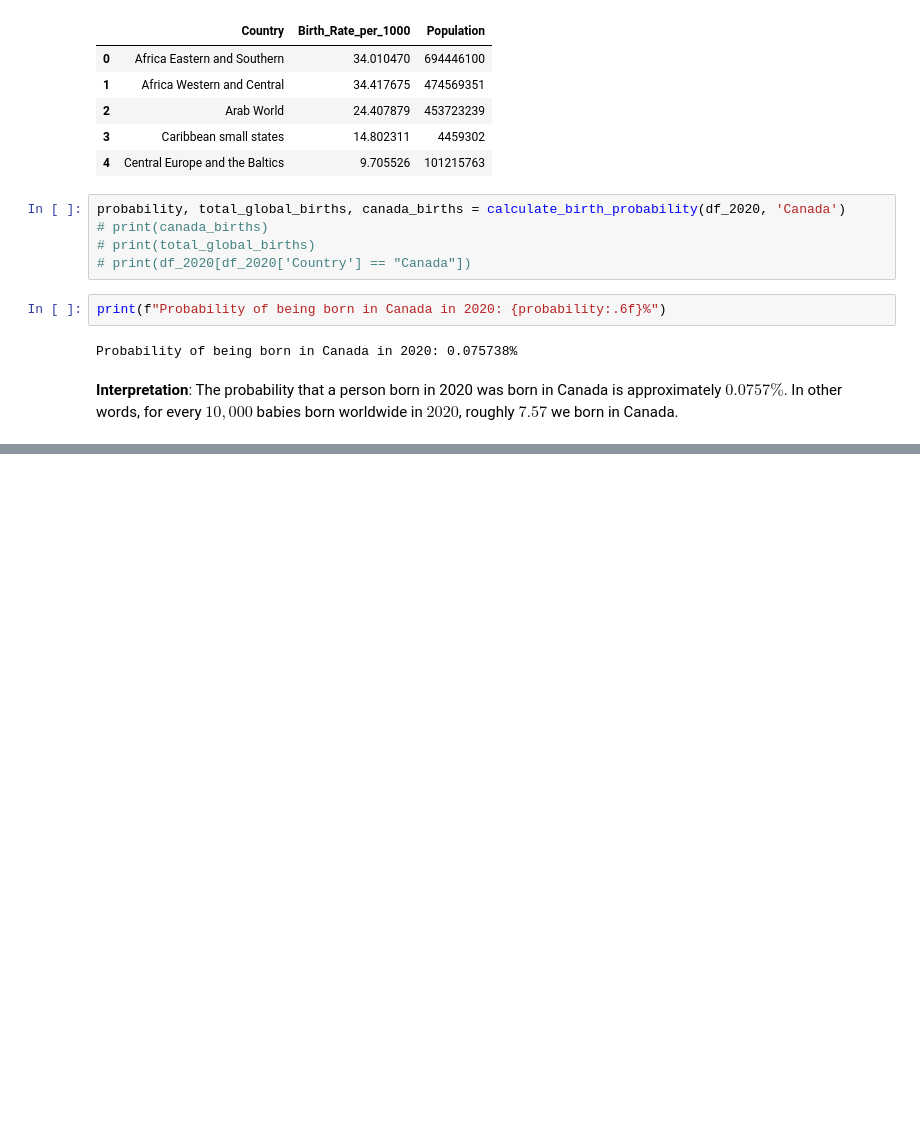
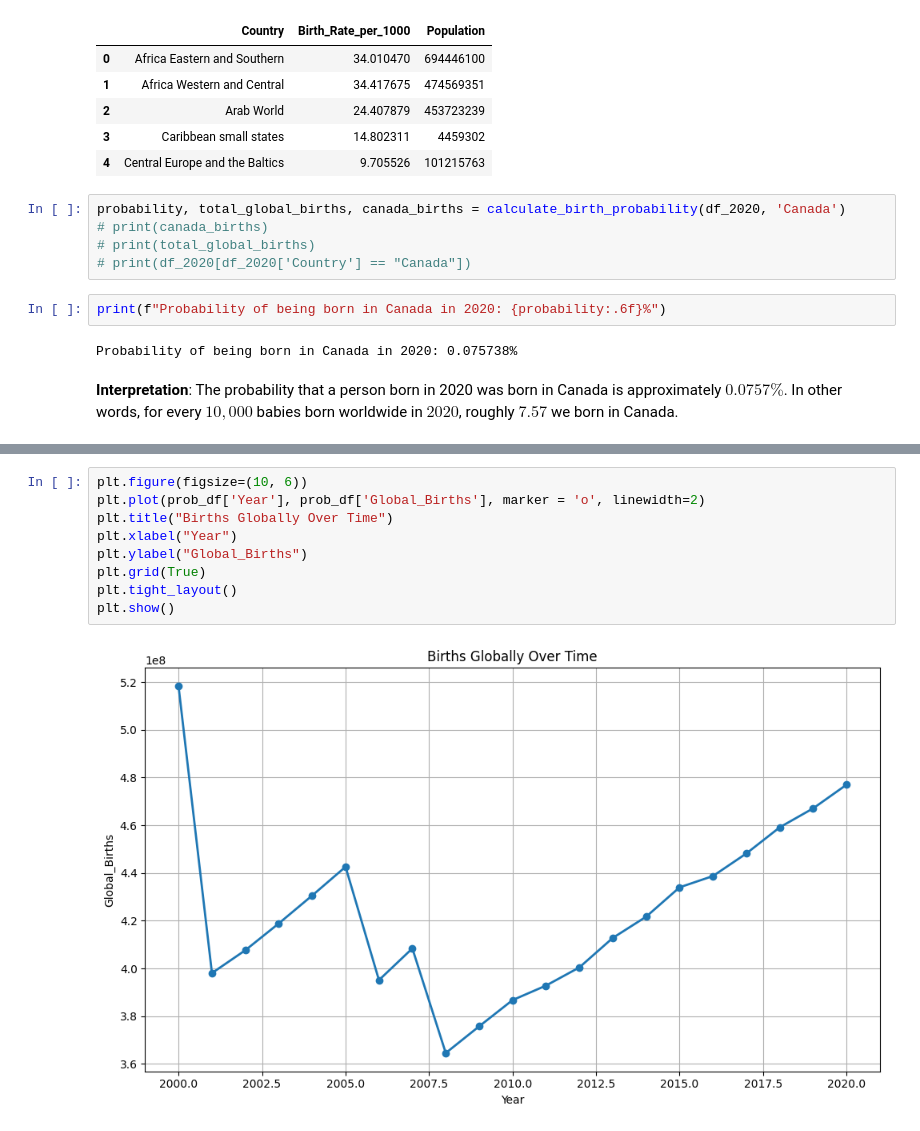
Before and after one commit to WaleedMahmood1/cad_birth_prob, a Jupyter notebook: notebooks/Results.ipynb, the cells around one changed output, grey strips where cells are left out. Drawn from its saved outputs; the diff is of its cells as text; blank space fills up the shorter version.

```diff
--- a/notebooks/Results.ipynb
+++ b/notebooks/Results.ipynb
@@ -98,0 +122,11 @@ prob_df.head()
+# %%
+plt.figure(figsize=(10, 6))
+plt.plot(prob_df['Year'], prob_df['Global_Births'], marker = 'o', linewidth=2)
+plt.title("Births Globally Over Time")
+plt.xlabel("Year")
+plt.ylabel("Global_Births")
+plt.grid(True)
+plt.tight_layout()
+plt.show()
+# %% [output]
+[figure, added]
```
Also changed, not shown: parts of 4 cells of this notebook.
